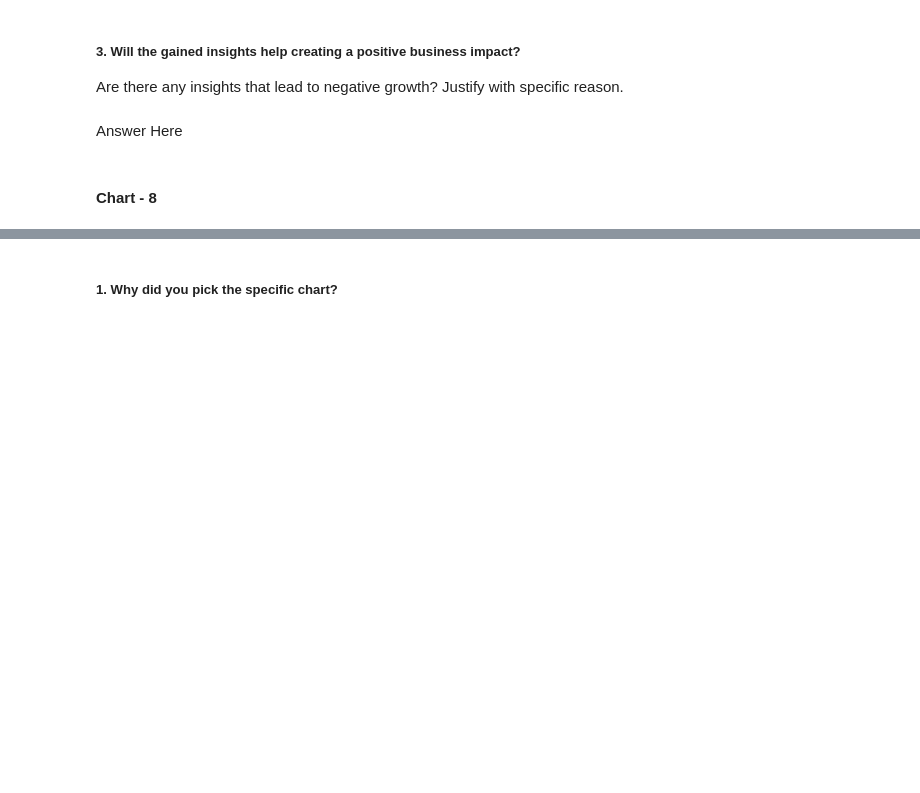
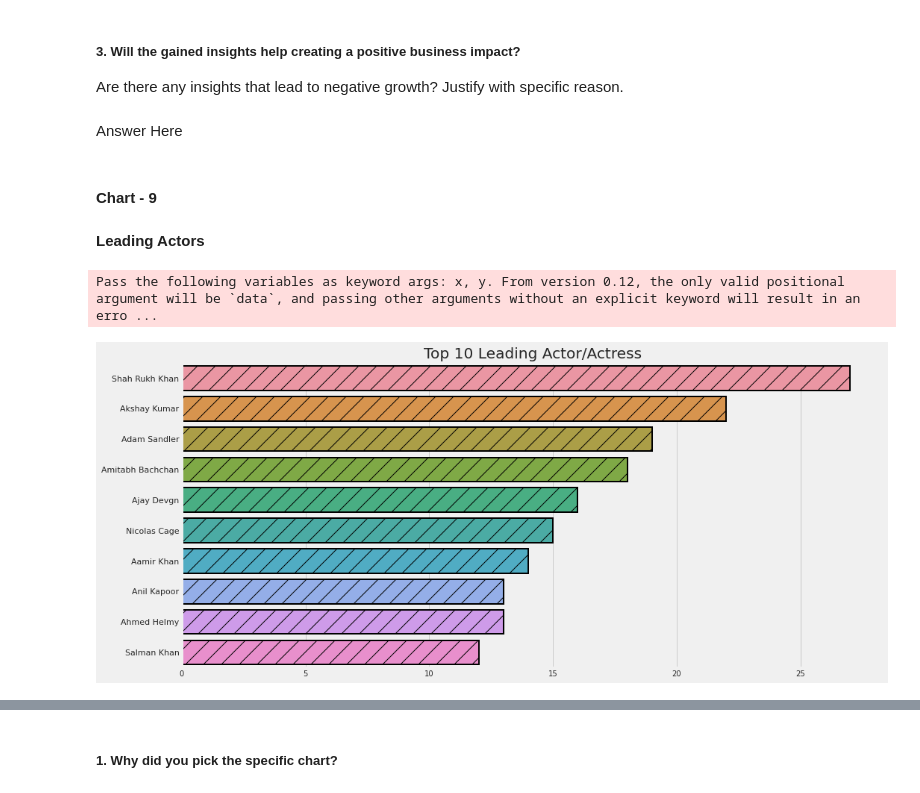
Before and after one commit to DipanshuKumar449/Netflix-Movies-and-TV-Shows-Clustering, a Jupyter notebook: Netflix_Movies_and_TV_Shows_Clustering.ipynb, the cells around one changed output, grey strips where cells are left out. Drawn from its saved outputs; the diff is of its cells as text; code cells hidden in the pictures; blank space fills up the shorter version.

```diff
--- a/Netflix_Movies_and_TV_Shows_Clustering.ipynb
+++ b/Netflix_Movies_and_TV_Shows_Clustering.ipynb
@@ -643,4 +705,4 @@ Are there any insights that lead to negative growth? Justify with specific reaso
 # %% [markdown]
 Answer Here
 # %% [markdown]
-#### Chart - 8
+#### Chart - 9
@@ -648,0 +709,16 @@ Answer Here
+# %% [markdown]
+**Leading Actors**
+# %%
+# Chart - 8 visualization code
+
+# Top 10 Actor/Actress in Lead Role in movies
+plt.figure(figsize=(15,7))
+x = movies['lead_actor'].value_counts().values[1:11]
+y = movies['lead_actor'].value_counts().index[1:11]
+ax = sns.barplot(x,y,lw=2, ec='black' , hatch='/')
+plt.title('Top 10 Leading Actor/Actress')
+plt.xticks(fontsize=10)
+plt.show()
+# %% [output]
+Pass the following variables as keyword args: x, y. From version 0.12, the only valid positional argument will be `data`, and passing other arguments without an explicit keyword will result in an erro ...
+[figure, added]
```
Also changed, not shown: parts of 55 cells of this notebook.
